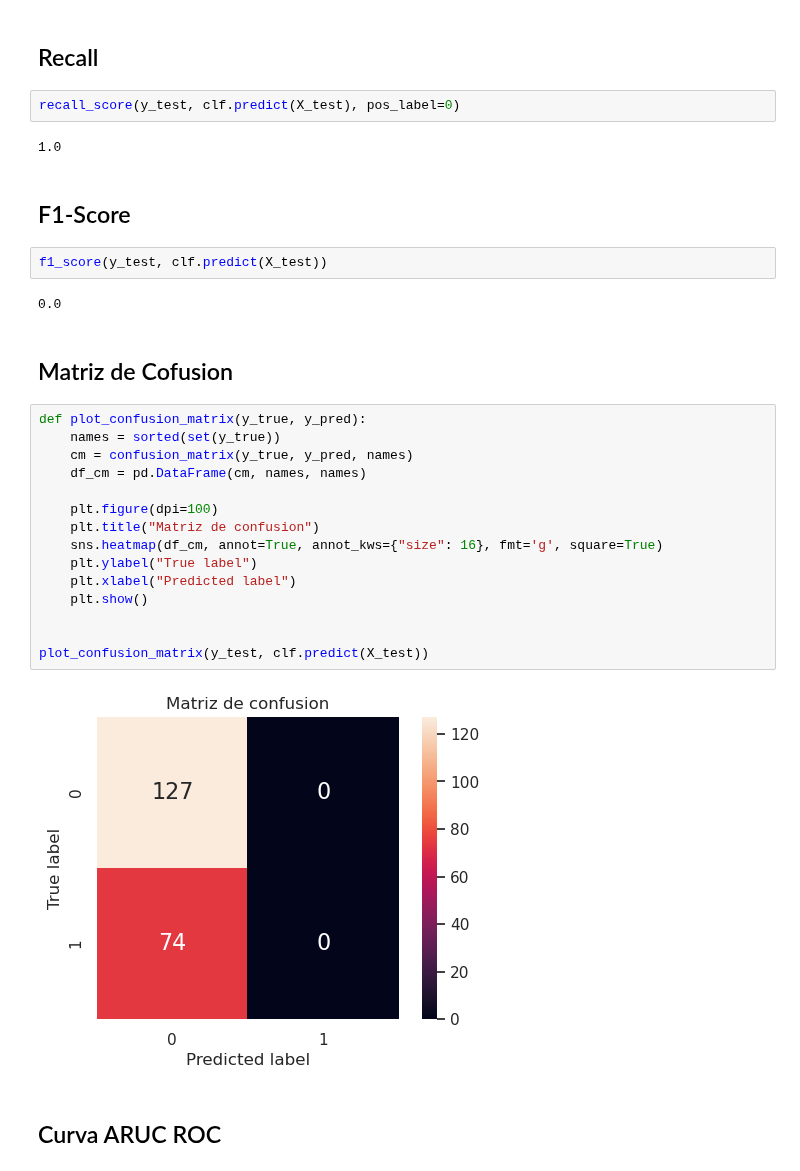
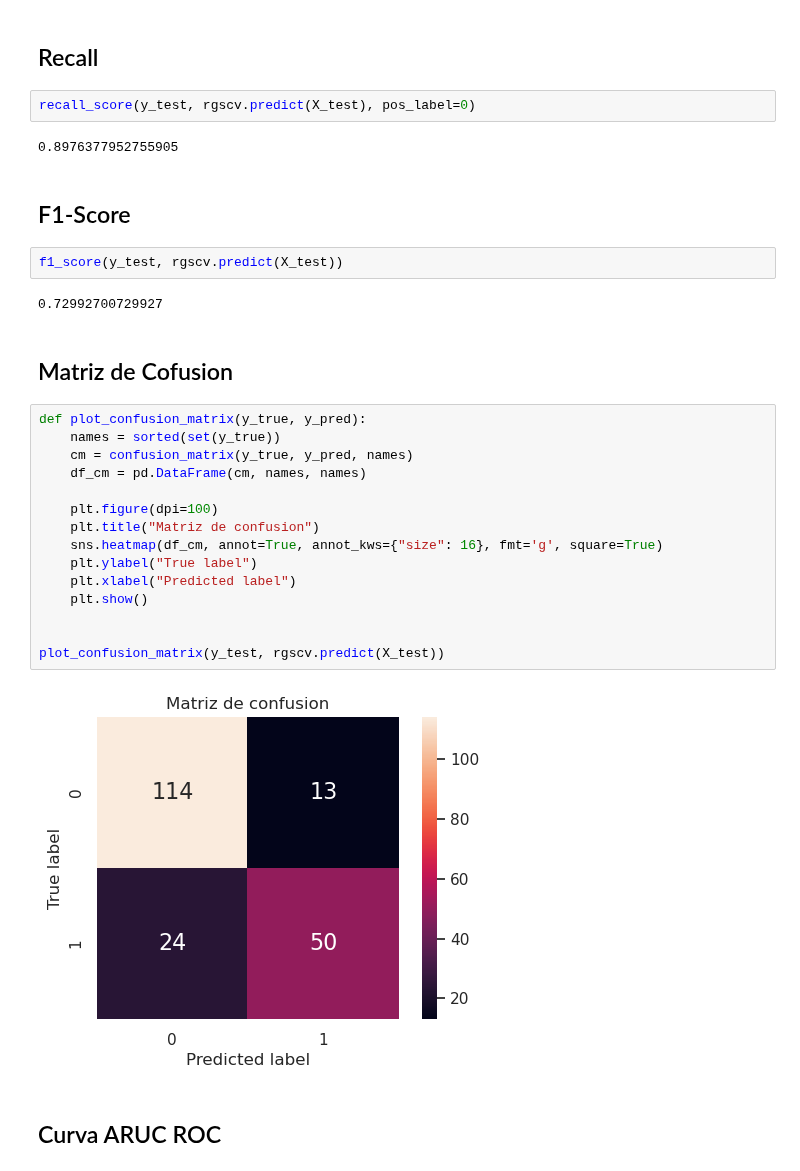
Before and after one commit to JuanOpizzi/Datos-2020-2c, a Jupyter notebook: TP2/Bagging.ipynb, the cells around one changed output. Saved outputs shown, nothing was run; the diff lists cells and outputs as text.

```diff
--- a/TP2/Bagging.ipynb
+++ b/TP2/Bagging.ipynb
@@ -119,34 +135,34 @@ precision_score(y_test, rgscv.predict(X_test))
 # %% [markdown]
 ## Recall
 # %%
-recall_score(y_test, clf.predict(X_test), pos_label=0)
+recall_score(y_test, rgscv.predict(X_test), pos_label=0)
 # %% [output]
-1.0
+0.8976377952755905
 # %% [markdown]
 ## F1-Score
 # %%
-f1_score(y_test, clf.predict(X_test))
+f1_score(y_test, rgscv.predict(X_test))
 # %% [output]
-0.0
+0.72992700729927
 # %% [markdown]
 ## Matriz de Cofusion
 # %%
 def plot_confusion_matrix(y_true, y_pred):
     names = sorted(set(y_true))
     cm = confusion_matrix(y_true, y_pred, names)
     df_cm = pd.DataFrame(cm, names, names)
 
     plt.figure(dpi=100)
     plt.title("Matriz de confusion")
     sns.heatmap(df_cm, annot=True, annot_kws={"size": 16}, fmt='g', square=True)
     plt.ylabel("True label")
     plt.xlabel("Predicted label")
     plt.show()
 
 
-plot_confusion_matrix(y_test, clf.predict(X_test))
+plot_confusion_matrix(y_test, rgscv.predict(X_test))
 # %% [output]
-[figure, old version]
+[figure, new version]
 # %% [markdown]
 ## Curva ARUC ROC
 # %%
```
Also changed, not shown: parts of 11 cells of this notebook, 1 other file.
